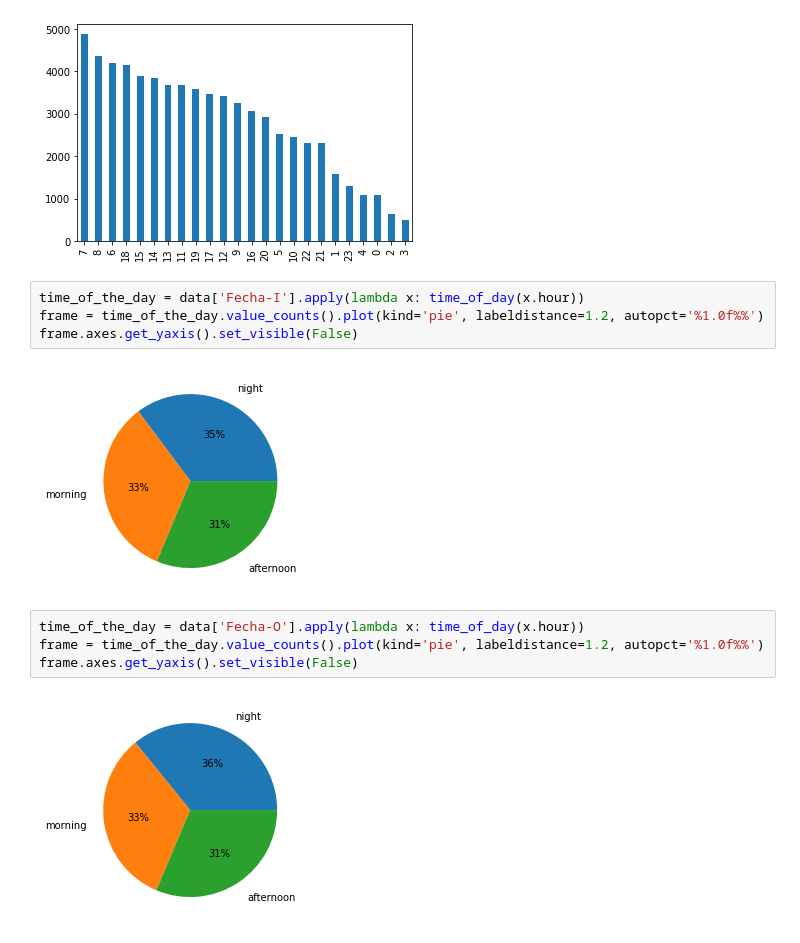
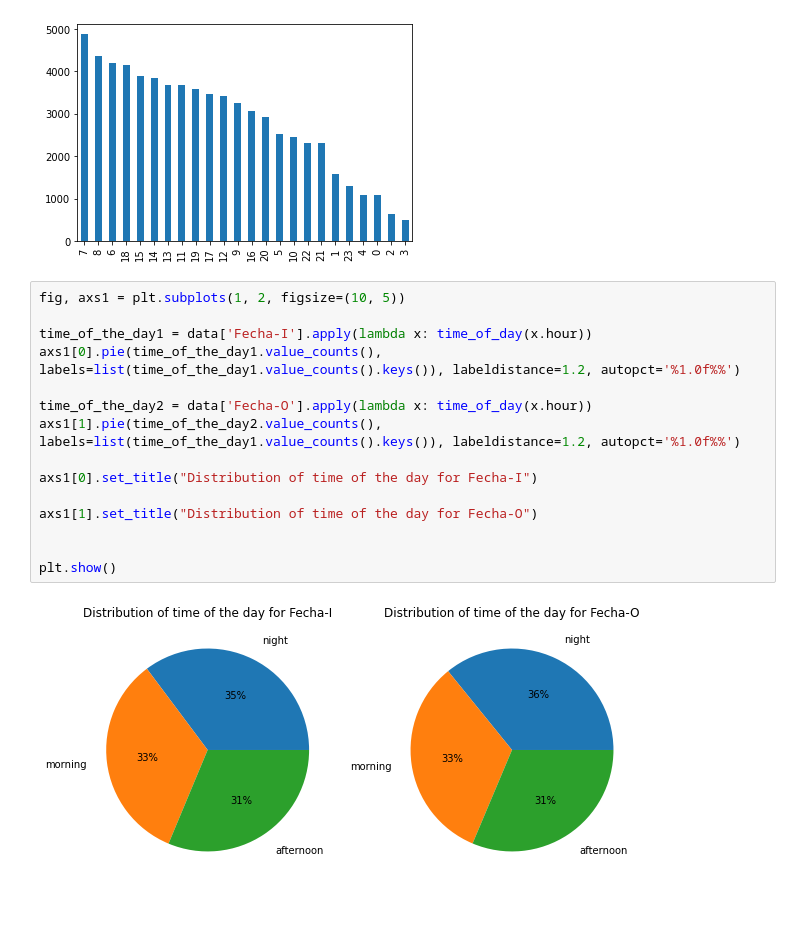
Before and after one commit to MariaPonomarenko38/Data-Scientist-Challenge, a Jupyter notebook: solution.ipynb, the cells around one changed output. Drawn from its saved outputs; the diff is of its cells as text; blank space fills up the shorter version.

```diff
--- a/solution.ipynb
+++ b/solution.ipynb
@@ -91,15 +105,20 @@ time.value_counts().plot(kind='bar')
 # %% [output]
 <AxesSubplot:>
 [figure]
-# %%
-time_of_the_day = data['Fecha-I'].apply(lambda x: time_of_day(x.hour))
-frame = time_of_the_day.value_counts().plot(kind='pie', labeldistance=1.2, autopct='%1.0f%%')
-frame.axes.get_yaxis().set_visible(False)
-# %% [output]
-[figure, removed]
-# %%
-time_of_the_day = data['Fecha-O'].apply(lambda x: time_of_day(x.hour))
-frame = time_of_the_day.value_counts().plot(kind='pie', labeldistance=1.2, autopct='%1.0f%%')
-frame.axes.get_yaxis().set_visible(False)
-# %% [output]
-[figure, removed]
+# %%
+fig, axs1 = plt.subplots(1, 2, figsize=(10, 5))
+
+time_of_the_day1 = data['Fecha-I'].apply(lambda x: time_of_day(x.hour))
+axs1[0].pie(time_of_the_day1.value_counts(), labels=list(time_of_the_day1.value_counts().keys()), labeldistance=1.2, autopct='%1.0f%%')
+
+time_of_the_day2 = data['Fecha-O'].apply(lambda x: time_of_day(x.hour))
+axs1[1].pie(time_of_the_day2.value_counts(), labels=list(time_of_the_day1.value_counts().keys()), labeldistance=1.2, autopct='%1.0f%%')
+
+axs1[0].set_title("Distribution of time of the day for Fecha-I")
+
+axs1[1].set_title("Distribution of time of the day for Fecha-O")
+
+
+plt.show()
+# %% [output]
+[figure, added]
```
Also changed, not shown: parts of 6 cells of this notebook.
